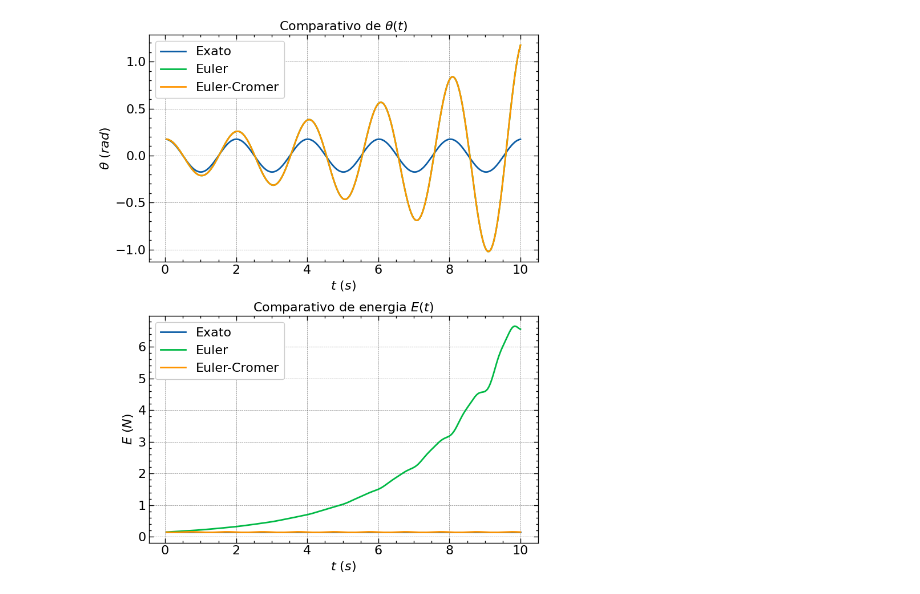
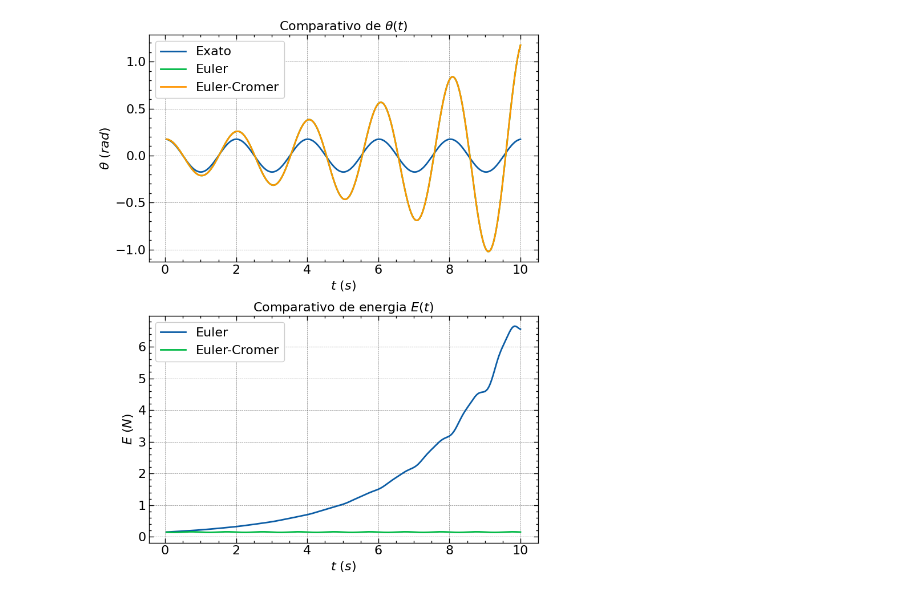
Before and after one commit to matncb/introfiscomp, a Jupyter notebook: P3/graphics.ipynb, the cells around one changed output. Drawn from its saved outputs; the diff is of its cells as text; code cells hidden in the pictures.

```diff
--- a/P3/graphics.ipynb
+++ b/P3/graphics.ipynb
@@ -13,27 +13,27 @@ exactB = pd.read_csv('exer3B_out_exact.dat', sep='\s+').to_numpy().T
 # %%
 fig, (ax1, ax2) = plt.subplots(2, 1, figsize=(8, 10))
 ax1.set_title(r"Comparativo de $\theta(t)$")
 ax2.set_title(r"Comparativo de energia $E(t)$")
 
 ax1.set_xlabel(r"$t \ (s)$")
 ax2.set_xlabel(r"$t \ (s)$")
 ax1.set_ylabel(r"$\theta \ (rad)$")
 ax2.set_ylabel(r"$E \ (N)$")
 
 ax1.plot(exactA[0], exactA[1], label = 'Exato')
 ax1.plot(solveA[0], solveA[1], label = 'Euler')
 ax1.plot(solveA[0], solveA[1], label = 'Euler-Cromer')
 
 ax1.legend()
 
-ax2.plot(exactA[0], exactA[2], label = 'Exato')
+#ax2.plot(exactA[0], exactA[2], label = 'Exato')
 ax2.plot(solveA[0], solveA[3], label = 'Euler')
 ax2.plot(solveB[0], solveB[3], label = 'Euler-Cromer')
 
 ax2.legend()
 
 plt.tight_layout()
 
 plt.savefig('graf3.pdf')
 # %% [output]
-[figure, old version]
+[figure, new version]
```
Also changed, not shown: 1 other file.
